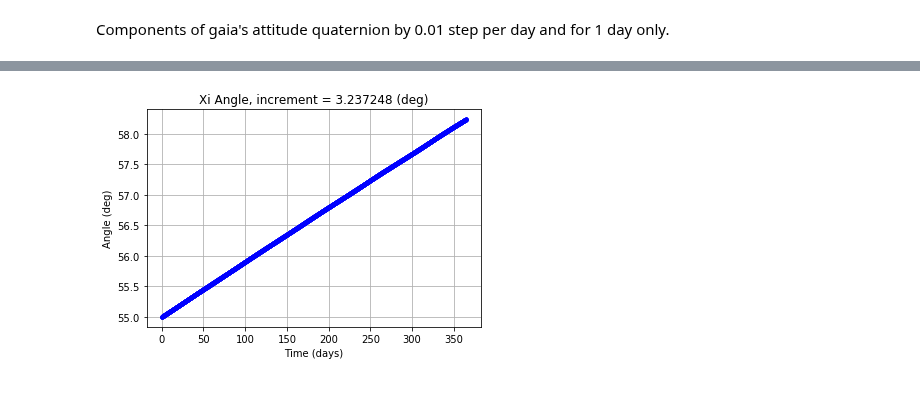
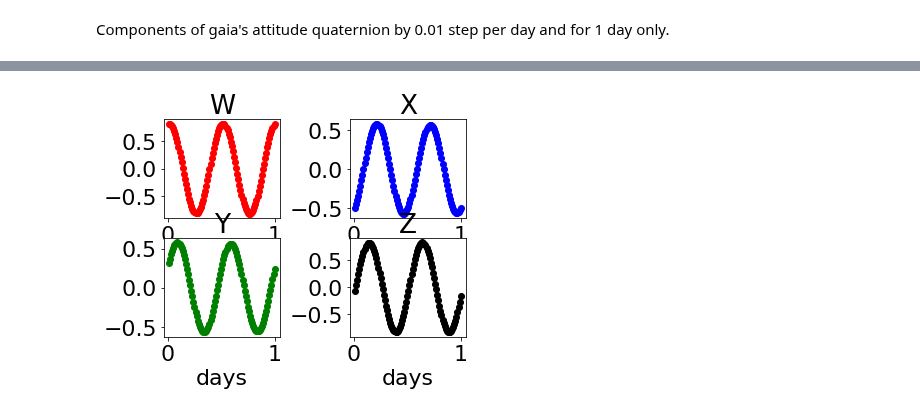
Before and after one commit to bombrun/GaiaLab, a Jupyter notebook: notebooks/NSL_notebook.ipynb, the cells around one changed output, grey strips where cells are left out. Saved outputs shown, nothing was run; the diff lists cells and outputs as text; code cells hidden in the pictures.

```diff
--- a/notebooks/NSL_notebook.ipynb
+++ b/notebooks/NSL_notebook.ipynb
@@ -114,4 +105,0 @@ PlotXi(gaia, 1, 1*365)
-# %%
-PlotXi(gaia, 0.1, 10*365)
-# %% [output]
-[figure, removed]
@@ -119,0 +106,4 @@ PlotXi(gaia, 0.01, 100*365)
+# %%
+plot_attitude(att, 0, 1, 0.01)
+# %% [output]
+[figure, added]
```
Also changed, not shown: parts of 17 cells of this notebook, 4 other files.
